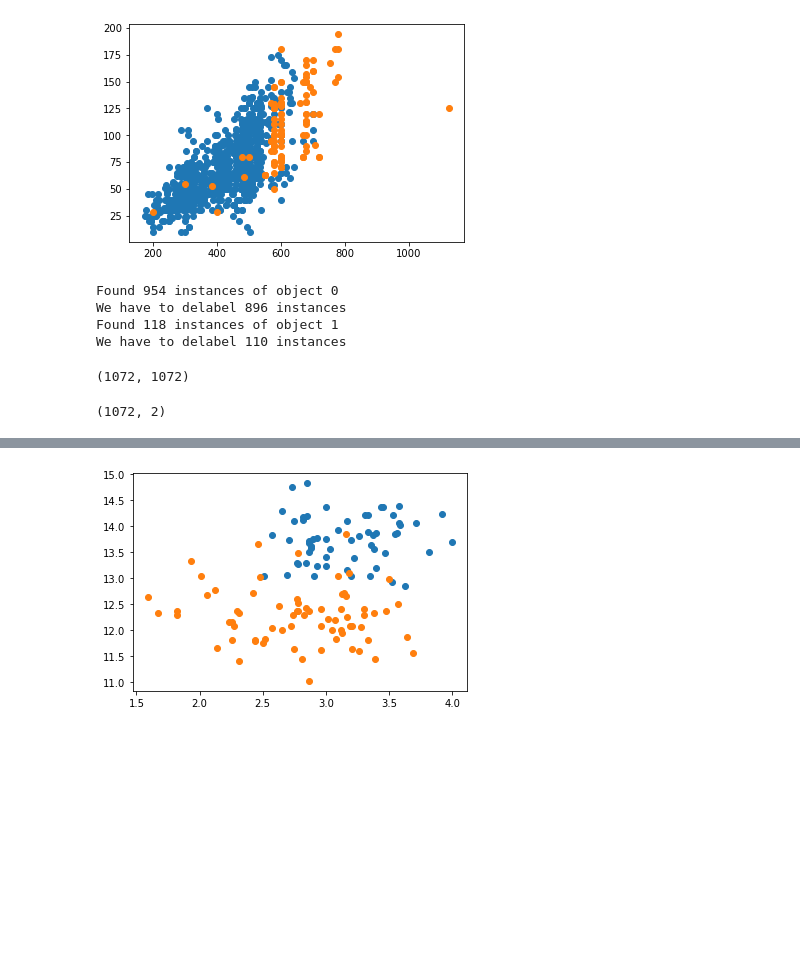
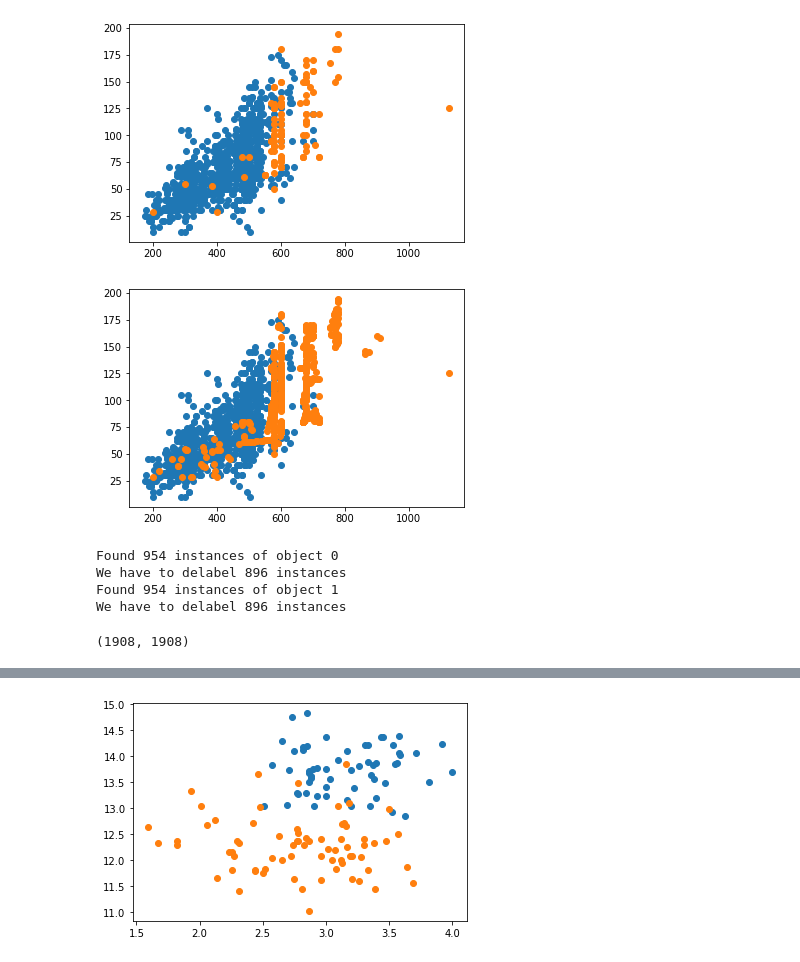
Before and after one commit to PashaIanko/Semi-Supervised-Labelling, a Jupyter notebook: main_notebook.ipynb, the cells around one changed output, grey strips where cells are left out. Saved outputs shown, nothing was run; the diff lists cells and outputs as text; code cells hidden in the pictures; blank space fills up the shorter version.

```diff
--- a/main_notebook.ipynb
+++ b/main_notebook.ipynb
@@ -619,22 +627,30 @@ plot_clusters(
 )
 # %% [output]
 [figure]
+# %%
+oversample = SMOTE()
+X_real_res, Y_real_res = oversample.fit_resample(X_real, Y_real)
+# %%
+plot_clusters(
+    X_real_res,
+    Y_real_res
+)
+# %% [output]
+[figure, added]
 # %%
 Y_real_delabeled = delabel_data(
-    Y_real,
+    Y_real_res,
     labeled_percent = 0.06, # DataProperties.labeled_percentage,
     delabel_value = DataProperties.unlabeled
 )
 # %% [output]
 Found 954 instances of object 0
 We have to delabel 896 instances
-Found 118 instances of object 1
-We have to delabel 110 instances
+Found 954 instances of object 1
+We have to delabel 896 instances
-# %%
-weights_real.shape
-# %% [output]
-(1072, 1072)
-# %%
-X_real.shape
-# %% [output]
-(1072, 2)
+# %%
+weights_real = pairwise_distances(X_real_res, metric = 'euclidean')
+weights_real = 1 / (weights_real + 0.001)
+weights_real.shape
+# %% [output]
+(1908, 1908)
```
Also changed, not shown: parts of 12 cells of this notebook.
